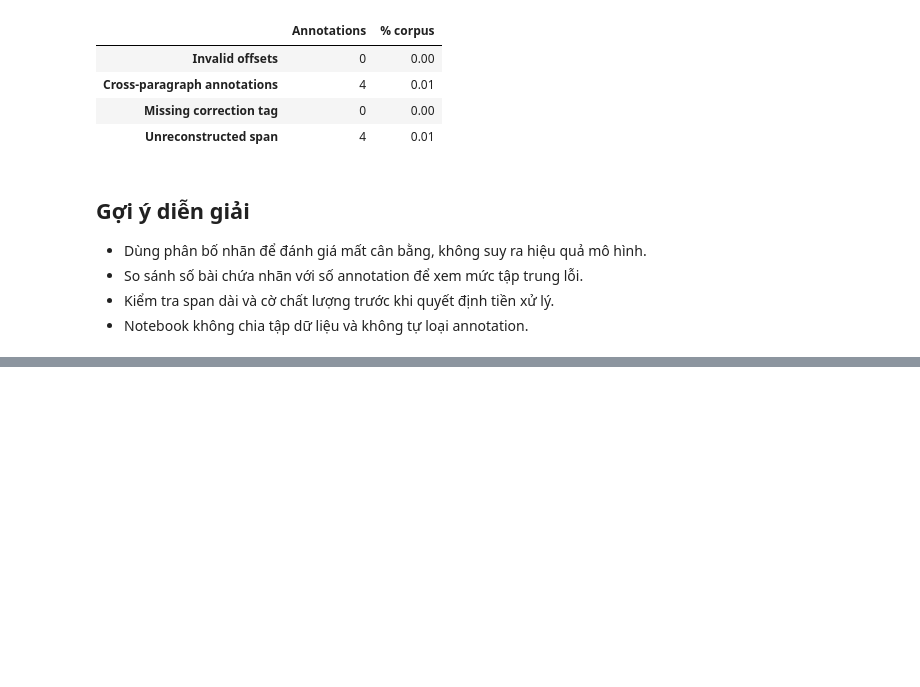
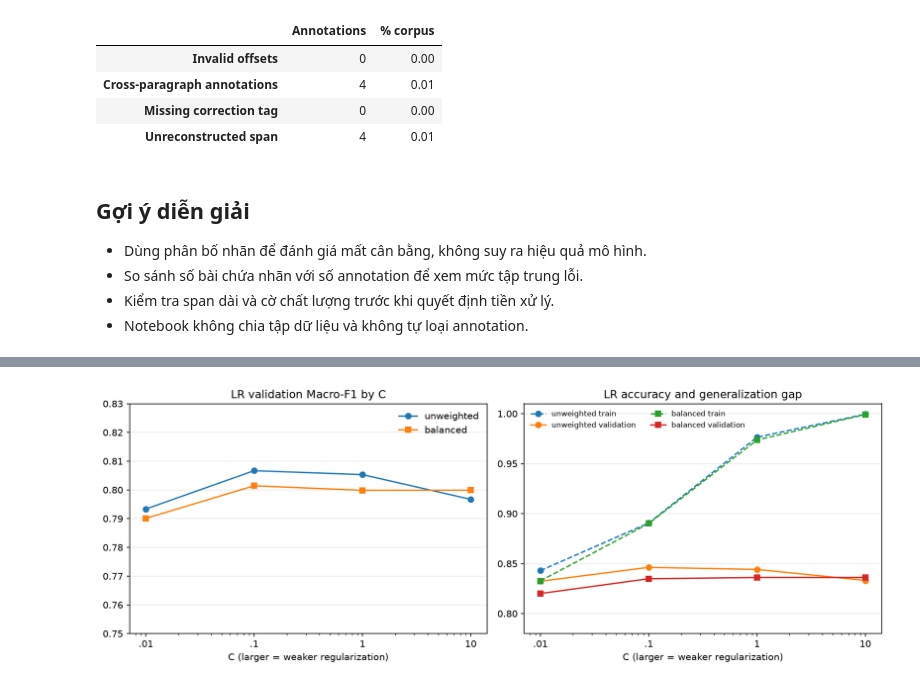
Before and after one commit to DwaftPainter/mla, a Jupyter notebook: notebooks/03_data_visualization.ipynb, the cells around one changed output, grey strips where cells are left out. Cells and saved outputs as stored; diff of their text form; code cells hidden in the pictures; blank space fills up the shorter version.

```diff
--- a/notebooks/03_data_visualization.ipynb
+++ b/notebooks/03_data_visualization.ipynb
@@ -286,0 +384,29 @@ display(pd.DataFrame({'Annotations': flags, '% corpus': flags / max(len(df), 1)
+# %%
+import matplotlib.pyplot as plt
+
+lr_rows = [r for r in results if r["model"] == "LogisticRegression"]
+lr_rows.sort(key=lambda r: (r["configuration"]["C"], str(r["configuration"]["class_weight"])))
+fig, axes = plt.subplots(1, 2, figsize=(12, 4.4))
+for weight, marker in [(None, "o"), ("balanced", "s")]:
+    rows = [r for r in lr_rows if r["configuration"]["class_weight"] == weight]
+    name = "unweighted" if weight is None else "balanced"
+    axes[0].plot([r["configuration"]["C"] for r in rows], [r["macro_f1"] for r in rows], marker=marker, label=name)
+    axes[1].plot([r["configuration"]["C"] for r in rows], [r["train_accuracy"] for r in rows], marker=marker, linestyle="--", label=f"{name} train")
+    axes[1].plot([r["configuration"]["C"] for r in rows], [r["accuracy"] for r in rows], marker=marker, label=f"{name} validation")
+axes[0].set_xscale("log")
+axes[1].set_xscale("log")
+axes[0].set_xticks([.01,.1,1,10], [".01", ".1", "1", "10"])
+axes[1].set_xticks([.01,.1,1,10], [".01", ".1", "1", "10"])
+axes[0].set_ylim(.75, .83)
+axes[0].set_title("LR validation Macro-F1 by C")
+axes[1].set_ylim(.78, 1.01)
+axes[1].set_title("LR accuracy and generalization gap")
+axes[0].set_xlabel("C (larger = weaker regularization)")
+axes[1].set_xlabel("C (larger = weaker regularization)")
+axes[0].legend(frameon=False)
+axes[1].legend(frameon=False, fontsize=8, ncol=2)
+for ax in axes: ax.grid(axis="y", alpha=.25)
+fig.tight_layout()
+plt.show()
+# %% [output]
+[figure, added]
```
Also changed, not shown: parts of 3 cells of this notebook.
